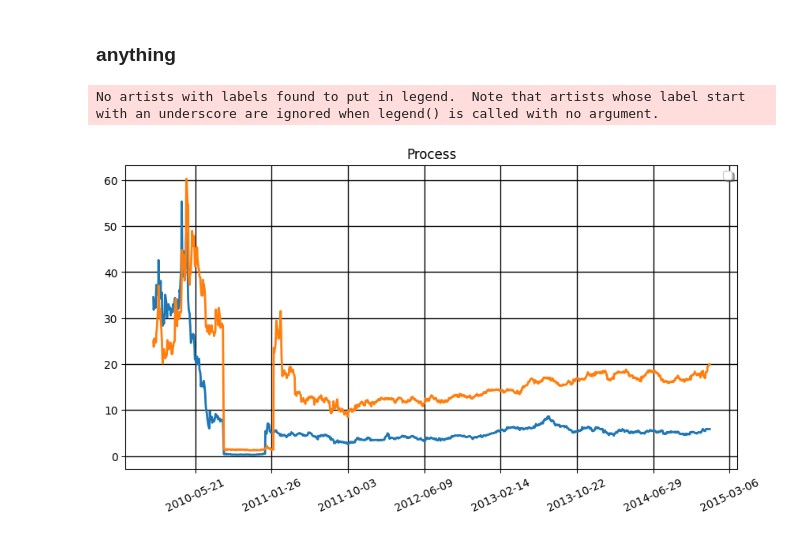
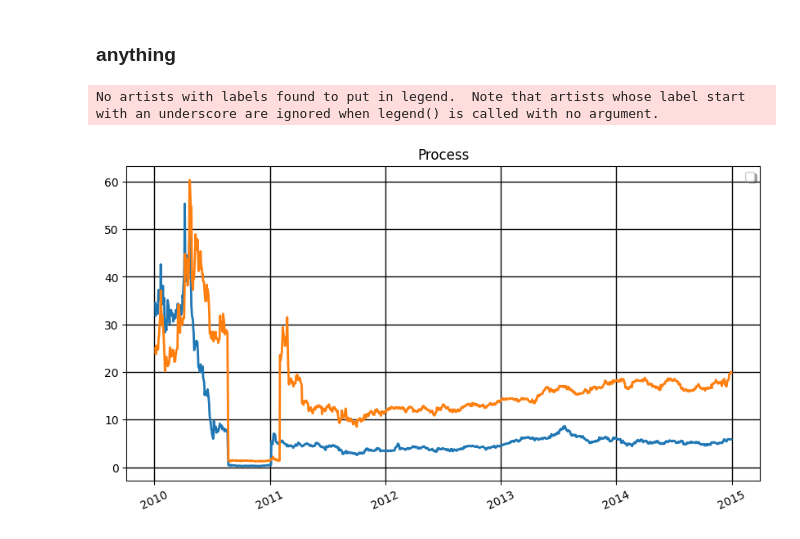
Before and after one commit to ChingisBadmaev/sirius_university, a Jupyter notebook: finding_alphas/task_list_1/main.ipynb, the cells around one changed output. Drawn from its saved outputs; the diff is of its cells as text; code cells hidden in the pictures.

Commit message:
only pandas

```diff
--- a/finding_alphas/task_list_1/main.ipynb
+++ b/finding_alphas/task_list_1/main.ipynb
@@ -32,16 +28,15 @@ array([[ 20.225 ,  20.858 ,  20.612 , ...,  47.72  ,  47.682 ,  47.295 ],
 # %% [markdown]
 ### Task 0
-# %%
-# numpy version
-def get_returns(data):
-    temp = np.lib.stride_tricks.sliding_window_view(data, (1,2))
-    lambda_returns = lambda x: x[..., 1] / x[..., 0]
-    returns = lambda_returns(temp).reshape(data.shape[0], data.shape[1] - 1)
-    return returns
+# %%
+# pandas
+def get_returns(data):
+    return (data / data.shift(1))[1:]
 # %%
+# pandas
 def correct_wrong_values(data, scale):
-    err_coord_low = np.where(get_returns(data) <= (1 / scale))
-    err_coord_high = np.where(get_returns(data) >= scale)
+    temp = np.array(get_returns(data)).T
+    err_coord_low = np.where(temp <= (1 / scale))
+    err_coord_high = np.where(temp >= scale)
     for i in range(len(err_coord_low[0])):
         id_low_0 = err_coord_low[0][i]
         id_low_1 = err_coord_low[1][i]
@@ -54,5 +49,14 @@ def correct_wrong_values(data, scale):
 
         if 0.5 < data[id_high_0][id_high_1] / data[id_high_0][id_low_1 + 1] < 2:        # If the price went up
             data[id_high_0][id_low_1] = data[id_high_0][id_low_1 + 1]
+    return pd.DataFrame(data)
 # %% [markdown]
 ##### test
+# %%
+scale = 9
+print(np.where(get_returns(data) >= scale)[0])
+print(np.where(get_returns(data) >= scale)[1])
+print('correct wrong values')
+data = correct_wrong_values(data, scale)
+print(np.where(get_returns(data) >= scale)[0])
+print(np.where(get_returns(data) >= scale)[1])
@@ -450,24 +330,24 @@ PearsonRResult(statistic=0.9863939238321437, pvalue=0.0019012746601963688)
 # %%
 plt.rcParams['font.size'] = '10'
 fig, ax = plt.subplots()
 ax.plot()
-ax.plot(data_pd.index, data_arr[569], linewidth=2, label='')
-ax.plot(data_pd.index, data_arr[772], linewidth=2, label='')
+ax.plot(data[569], linewidth=2, label='')
+ax.plot(data[772], linewidth=2, label='')
 
 ax.grid(color = 'black', linewidth = 1, linestyle = '-')
 plt.legend(loc = 'best', fancybox = True, shadow = True)
 
 
-plt.gca().xaxis.set_major_locator(ticker.MultipleLocator(250))  # интервал написания значений оси OX
-plt.gca().yaxis.set_major_locator(ticker.MultipleLocator(10))  # интервал написания значений оси OY
+#plt.gca().xaxis.set_major_locator(ticker.MultipleLocator(250))  # интервал написания значений оси OX
+#plt.gca().yaxis.set_major_locator(ticker.MultipleLocator(10))  # интервал написания значений оси OY
 
 plt.xticks(rotation=25)
 
 fig.set_figwidth(10)
 fig.set_figheight(5)
 
 plt.title(f'Process')
 plt.show()
 # %% [output]
 No artists with labels found to put in legend.  Note that artists whose label start with an underscore are ignored when legend() is called with no argument.
-[figure, old version]
+[figure, new version]
```
Also changed, not shown: parts of 30 cells of this notebook.
